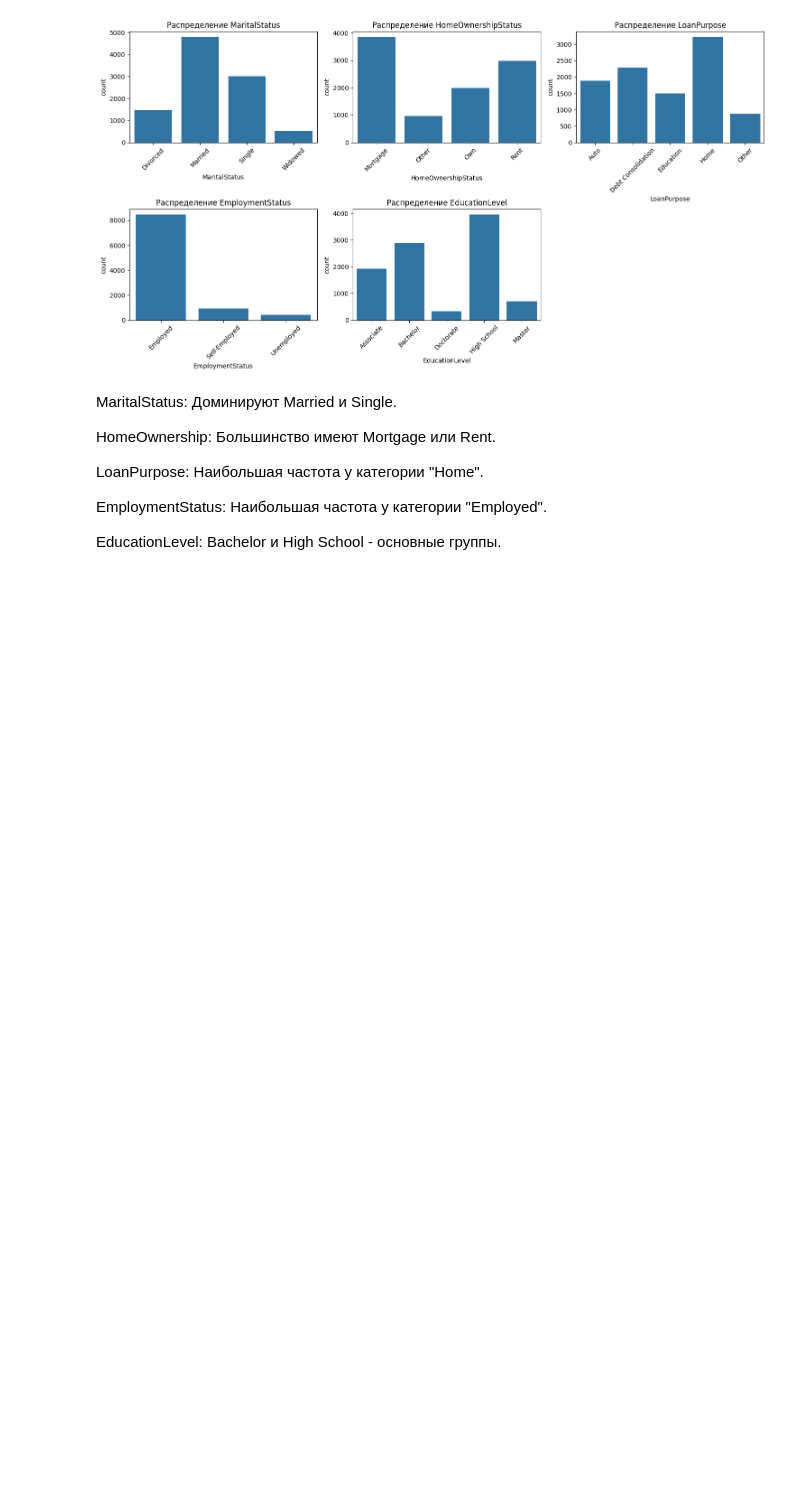
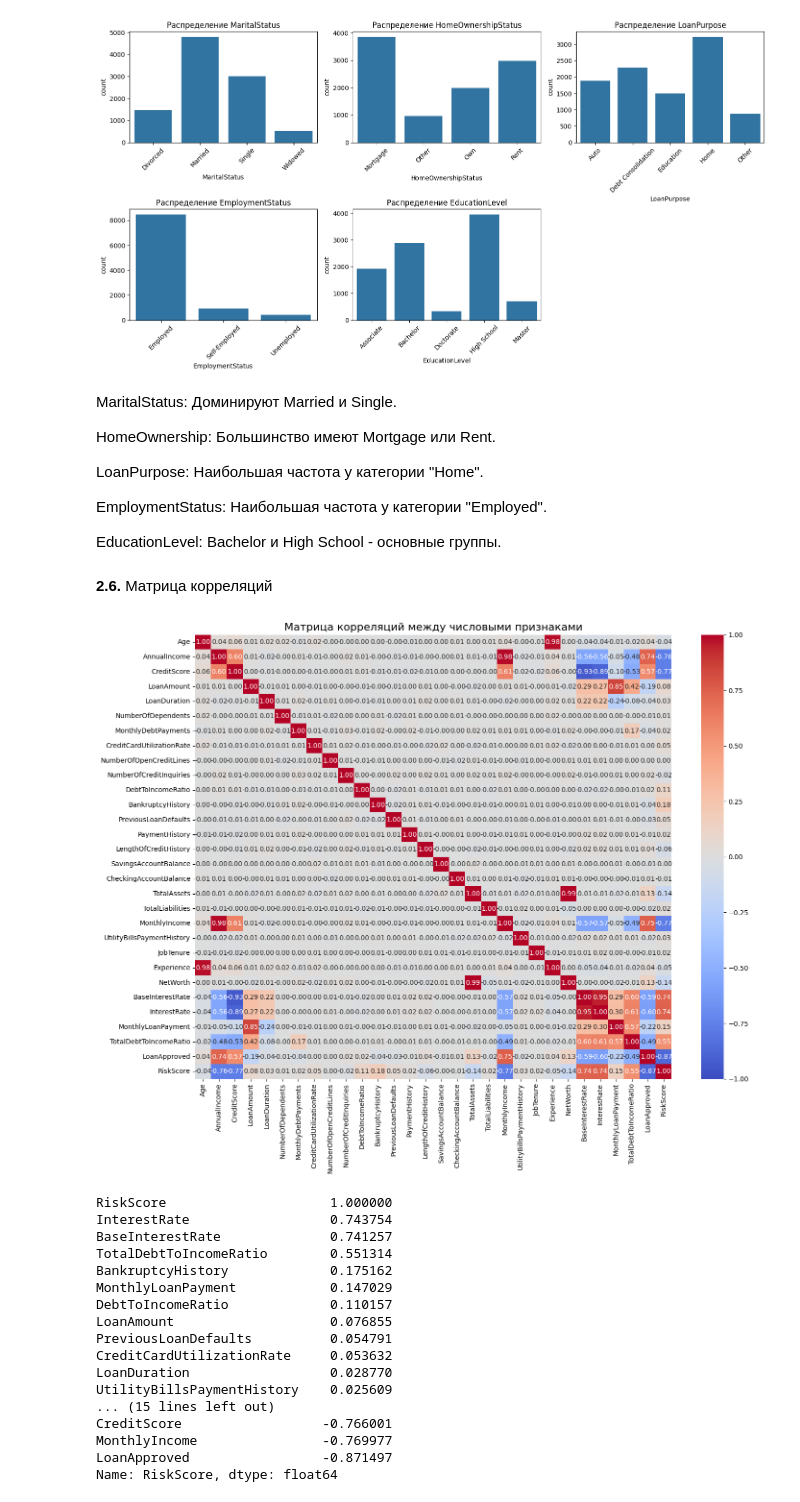
Before and after one commit to Idashxdx/ML, a Jupyter notebook: lab1/ml_lab1.ipynb, the cells around one changed output. Cells and saved outputs as stored; diff of their text form; code cells hidden in the pictures; blank space fills up the shorter version.

```diff
--- a/lab1/ml_lab1.ipynb
+++ b/lab1/ml_lab1.ipynb
@@ -276,3 +278,33 @@ plt.show()
   EmploymentStatus: Наибольшая частота у категории "Employed".
 
   EducationLevel: Bachelor и High School - основные группы.
+# %% [markdown]
+**2.6.** Матрица корреляций
+# %%
+numeric_data = train_no_outliers.select_dtypes(include=['float64', 'int64'])
+plt.figure(figsize=(16, 12))
+correlation_matrix = numeric_data.corr()
+sns.heatmap(correlation_matrix, annot=True, fmt=".2f", cmap="coolwarm", vmin=-1, vmax=1)
+plt.title("Матрица корреляций между числовыми признаками", fontsize=16)
+plt.show()
+correlation_with_target = correlation_matrix['RiskScore'].sort_values(ascending=False)
+print(correlation_with_target)
+# %% [output]
+[figure, added]
+RiskScore                     1.000000
+InterestRate                  0.743754
+BaseInterestRate              0.741257
+TotalDebtToIncomeRatio        0.551314
+BankruptcyHistory             0.175162
+MonthlyLoanPayment            0.147029
+DebtToIncomeRatio             0.110157
+LoanAmount                    0.076855
+PreviousLoanDefaults          0.054791
+CreditCardUtilizationRate     0.053632
+LoanDuration                  0.028770
+UtilityBillsPaymentHistory    0.025609
+... (15 lines left out)
+CreditScore                  -0.766001
+MonthlyIncome                -0.769977
+LoanApproved                 -0.871497
+Name: RiskScore, dtype: float64
```
Also changed, not shown: parts of 3 cells of this notebook.
